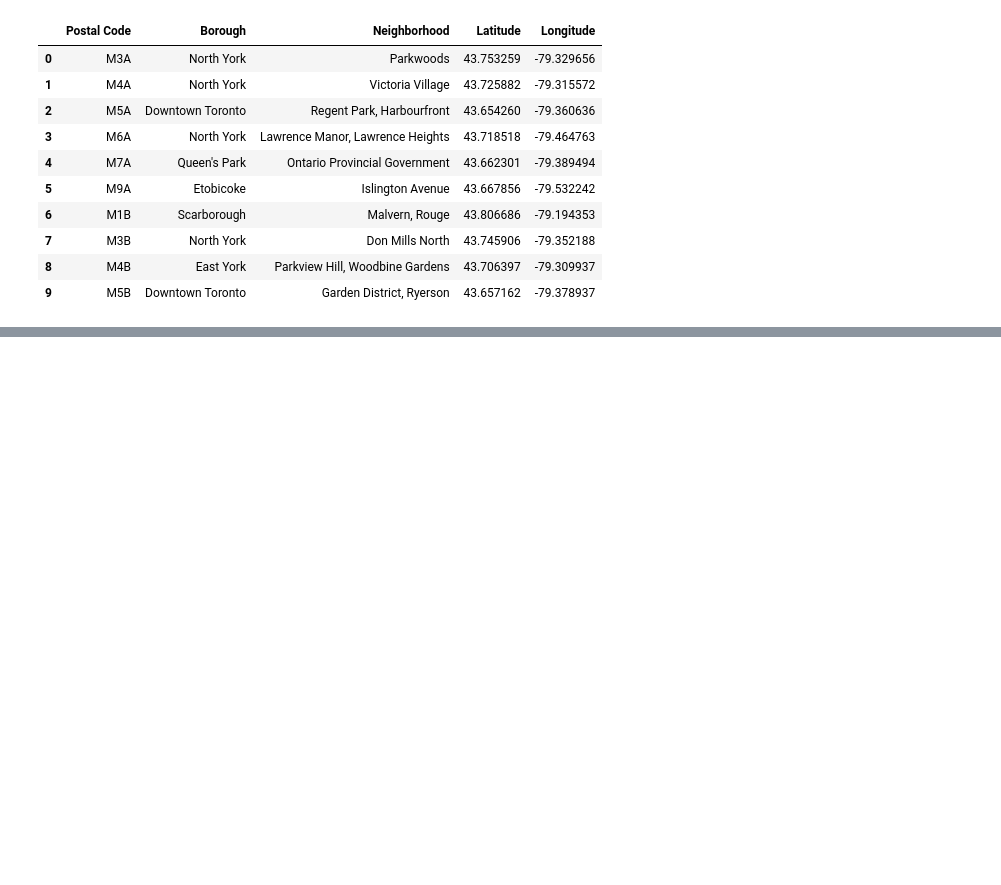
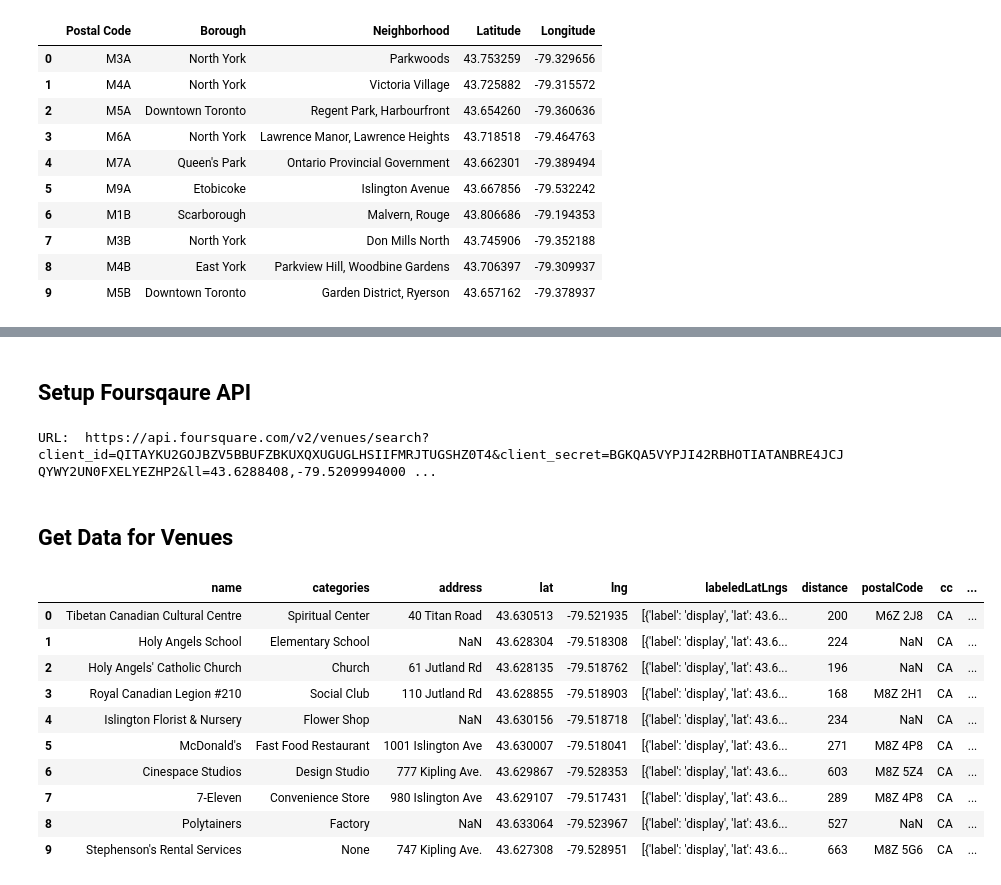
Before and after one commit to prathamSharma25/Coursera_Capstone, a Jupyter notebook: Segmenting_and_Clustering_Neighborhood_in_Toronto.ipynb, the cells around one changed output, grey strips where cells are left out. Drawn from its saved outputs; the diff is of its cells as text; code cells hidden in the pictures; blank space fills up the shorter version.

```diff
--- a/Segmenting_and_Clustering_Neighborhood_in_Toronto.ipynb
+++ b/Segmenting_and_Clustering_Neighborhood_in_Toronto.ipynb
@@ -121,0 +160,11 @@ canada_df.head(10)
+# %%
+# Create a Nominatim object for geolocation
+geolocator = Nominatim(user_agent="ny_explorer")
+
+# GEt latitue and longitude values for Toronto
+location = geolocator.geocode('Toronto')
+lat = location.latitude
+lon = location.longitude
+
+# Display latitude and longitude values for Toronto
+print('The geograpical coordinate of Toronto are {}, {}.'.format(lat, lon))
@@ -121,0 +196,68 @@ canada_df.head(10)
+# %% [markdown]
+## Setup Foursqaure API
+# %%
+# Your Foursqaure API Client ID
+CLIENT_ID = 'YOUR-FOURSQAURE-CLIENT-ID'
+
+# Your Foursquare API CLient secret
+CLIENT_SECRET = 'YOUR-FOURSQUARE-CLIENT-SECRET'
+
+# Foursquare API version
+VERSION = '20180604'
+
+LIMIT = 100
+radius = 500
+
+# URL for getting data from Foursquare API
+url = 'https://api.foursquare.com/v2/venues/search?client_id={}&client_secret={}&ll={},{}&v={}&radius={}&limit={}'.format(CLIENT_ID, CLIENT_SECRET, lat, lon, VERSION, radius, LIMIT)
+print('URL: ', url)
+# %% [output]
+URL:  https://api.foursquare.com/v2/venues/search?client_id=QITAYKU2GOJBZV5BBUFZBKUXQXUGUGLHSIIFMRJTUGSHZ0T4&client_secret=BGKQA5VYPJI42RBHOTIATANBRE4JCJQYWY2UN0FXELYEZHP2&ll=43.6288408,-79.5209994000 ...
+# %% [markdown]
+## Get Data for Venues
+# %%
+# Function to extract the category of the venue
+def get_category_type(row):
+    try:
+        categories_list = row['categories']
+    except:
+        categories_list = row['venue.categories']
+
+    if len(categories_list) == 0:
+        return None
+    else:
+        return categories_list[0]['name']
+# %%
+# Send the GET request and examine the results
+results = requests.get(url).json()
+
+# Assign relevant part of JSON to venues
+venues = results['response']['venues']
+
+# Transform venues into a DataFrame
+venues_df = json_normalize(venues)
+
+# Keep only relevant columns
+filtered_columns = ['name', 'categories'] + [col for col in venues_df.columns if col.startswith('location.')] + ['id']
+venues_df = venues_df.loc[:, filtered_columns]
+
+# Get venue category for each record
+venues_df['categories'] = venues_df.apply(get_category_type, axis=1)
+
+# Clean column names
+venues_df.columns = [column.split('.')[-1] for column in venues_df.columns]
+
+# Display first 10 records
+venues_df.head(10)
+# %% [output]
+|  | name | categories | address | lat | lng | labeledLatLngs | distance | postalCode | cc | ... |
+| 0 | Tibetan Canadian Cultural Centre | Spiritual Center | 40 Titan Road | 43.630513 | -79.521935 | [{'label': 'display', 'lat': 43.6... | 200 | M6Z 2J8 | CA | ... |
+| 1 | Holy Angels School | Elementary School | NaN | 43.628304 | -79.518308 | [{'label': 'display', 'lat': 43.6... | 224 | NaN | CA | ... |
+| 2 | Holy Angels' Catholic Church | Church | 61 Jutland Rd | 43.628135 | -79.518762 | [{'label': 'display', 'lat': 43.6... | 196 | NaN | CA | ... |
+| 3 | Royal Canadian Legion #210 | Social Club | 110 Jutland Rd | 43.628855 | -79.518903 | [{'label': 'display', 'lat': 43.6... | 168 | M8Z 2H1 | CA | ... |
+| 4 | Islington Florist & Nursery | Flower Shop | NaN | 43.630156 | -79.518718 | [{'label': 'display', 'lat': 43.6... | 234 | NaN | CA | ... |
+| 5 | McDonald's | Fast Food Restaurant | 1001 Islington Ave | 43.630007 | -79.518041 | [{'label': 'display', 'lat': 43.6... | 271 | M8Z 4P8 | CA | ... |
+| 6 | Cinespace Studios | Design Studio | 777 Kipling Ave. | 43.629867 | -79.528353 | [{'label': 'display', 'lat': 43.6... | 603 | M8Z 5Z4 | CA | ... |
+| 7 | 7-Eleven | Convenience Store | 980 Islington Ave | 43.629107 | -79.517431 | [{'label': 'display', 'lat': 43.6... | 289 | M8Z 4P8 | CA | ... |
+| 8 | Polytainers | Factory | NaN | 43.633064 | -79.523967 | [{'label': 'display', 'lat': 43.6... | 527 | NaN | CA | ... |
+| 9 | Stephenson's Rental Services | None | 747 Kipling Ave. | 43.627308 | -79.528951 | [{'label': 'display', 'lat': 43.6... | 663 | M8Z 5G6 | CA | ... |
```
Also changed, not shown: parts of 27 cells of this notebook.
